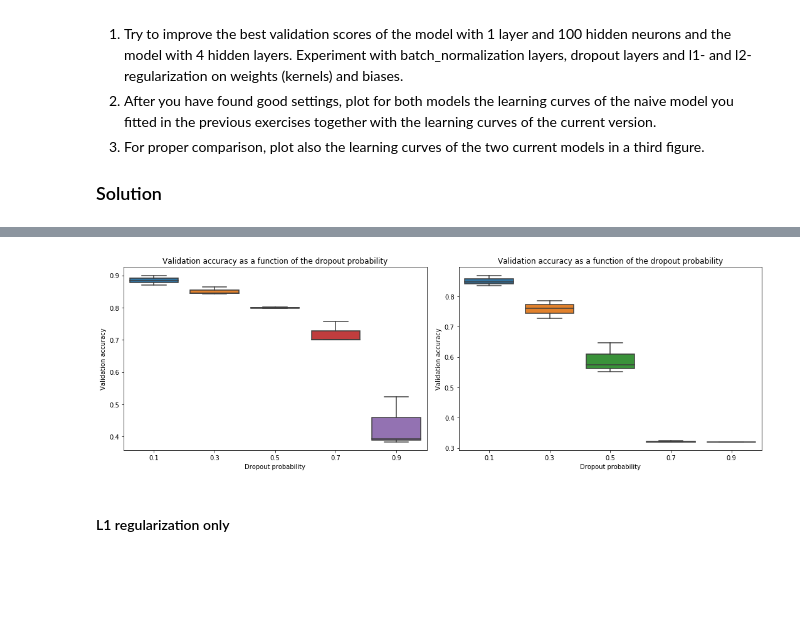
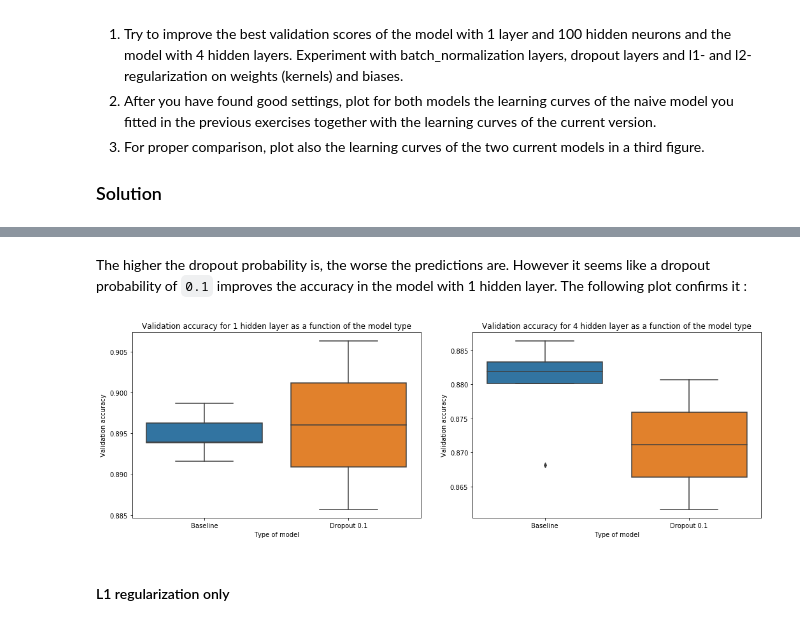
Before and after one commit to SSappy/ANN-Project-1, a Jupyter notebook: miniproject1.ipynb, the cells around one changed output, grey strips where cells are left out. Cells and saved outputs as stored; diff of their text form; code cells hidden in the pictures; blank space fills up the shorter version.

```diff
--- a/miniproject1.ipynb
+++ b/miniproject1.ipynb
@@ -1180,7 +1433,7 @@ histories1 = []
 for i in range(len(dropout_probability)):
     histories1.append([])
     for j in range(num_runs):
-        model = create_model1_dropout(dropout_probability[i])
+        model = create_model1(dropout=dropout_probability[i])
 
         model.compile(loss='categorical_crossentropy',
                        optimizer=optimizer,
@@ -1201,7 +1454,7 @@ histories4 = []
 for i in range(len(dropout_probability)):
     histories4.append([])
     for j in range(num_runs):
-        model = create_model4_dropout(dropout_probability[i])
+        model = create_model4(dropout=dropout_probability[i])
 
         model.compile(loss='categorical_crossentropy',
                        optimizer=optimizer,
@@ -1233,12 +1478,33 @@ histories4 = load_obj('ex6_dropout_histories4')
 # %%
+histories1 = load_obj('ex6_dropout_histories1_200_2')
+histories4 = load_obj('ex6_dropout_histories4_200_2')
+
 for i in range(len(histories1)):
     for j in range(len(histories1[0])):
         histories1[i][j] = histories1[i][j]['val_acc']
 histories1 = np.array(histories1)
-val_acc1 = np.max(histories1, axis=2)
+val_acc1_dropout = np.max(histories1, axis=2)
 
 for i in range(len(histories1)):
     for j in range(len(histories1[0])):
         histories4[i][j] = histories4[i][j]['val_acc']
 histories4 = np.array(histories4)
-val_acc4 = np.max(histories4, axis=2)
+val_acc4_dropout = np.max(histories4, axis=2)
+
+fig, ax = plt.subplots(1, 2, figsize=(15,5))
+
+sns.boxplot(data=val_acc1_dropout.T, ax=ax[0])
+ax[0].set_title('Validation accuracy (1 hidden layer) as a function of the dropout probability')
+ax[0].set_ylabel('Validation accuracy')
+ax[0].set_xlabel('Dropout probability')
+ax[0].set_xticklabels(dropout_probability, fontsize=10)
+
+sns.boxplot(data=val_acc4_dropout.T, ax=ax[1])
+ax[1].set_title('Validation accuracy (4 hidden layers) as a function of the dropout probability')
+ax[1].set_ylabel('Validation accuracy')
+ax[1].set_xlabel('Dropout probability')
+ax[1].set_xticklabels(dropout_probability, fontsize=10)
+
+plt.tight_layout()
+
+plt.show()
@@ -1245,23 +1513,25 @@ val_acc4 = np.max(histories4, axis=2)
+# %% [markdown]
+The higher the dropout probability is, the worse the predictions are. However it seems like a dropout probability of `0.1` improves the accuracy in the model with 1 hidden layer. The following plot confirms it :
 # %%
 fig, ax = plt.subplots(1, 2, figsize=(15,5))
 
-sns.boxplot(data=val_acc1.T, ax=ax[0])
-ax[0].set_title('Validation accuracy as a function of the dropout probability')
+sns.boxplot(data=[val_acc1_baseline.T, val_acc1_dropout[0].T], ax=ax[0])
+ax[0].set_title('Validation accuracy for 1 hidden layer as a function of the model type')
 ax[0].set_ylabel('Validation accuracy')
-ax[0].set_xlabel('Dropout probability')
-ax[0].set_xticklabels(dropout_probability, fontsize=10)
+ax[0].set_xlabel('Type of model')
+ax[0].set_xticklabels(['Baseline', 'Dropout 0.1'], fontsize=10)
 
-sns.boxplot(data=val_acc4.T, ax=ax[1])
-ax[1].set_title('Validation accuracy as a function of the dropout probability')
+sns.boxplot(data=[val_acc4_baseline.T, val_acc4_dropout[0].T], ax=ax[1])
+ax[1].set_title('Validation accuracy for 4 hidden layer as a function of the model type')
 ax[1].set_ylabel('Validation accuracy')
-ax[1].set_xlabel('Dropout probability')
-ax[1].set_xticklabels(dropout_probability, fontsize=10)
+ax[1].set_xlabel('Type of model')
+ax[1].set_xticklabels(['Baseline', 'Dropout 0.1'], fontsize=10)
 
 plt.tight_layout()
 
 plt.show()
 # %% [output]
-[figure, old version]
+[figure, new version]
 # %% [markdown]
 #### L1 regularization only
 # %%
```
Also changed, not shown: parts of 56 cells of this notebook, 8 other files.
